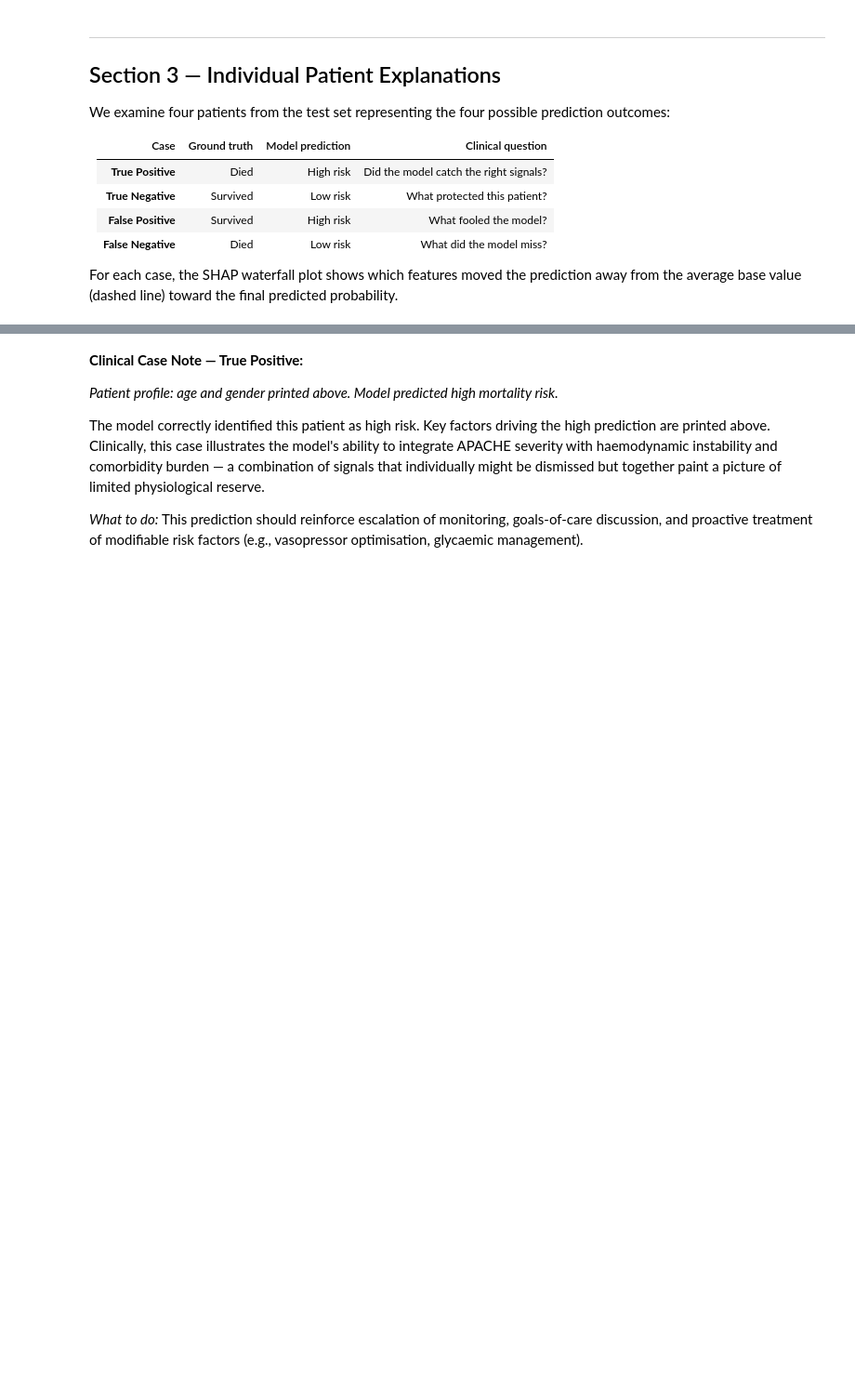
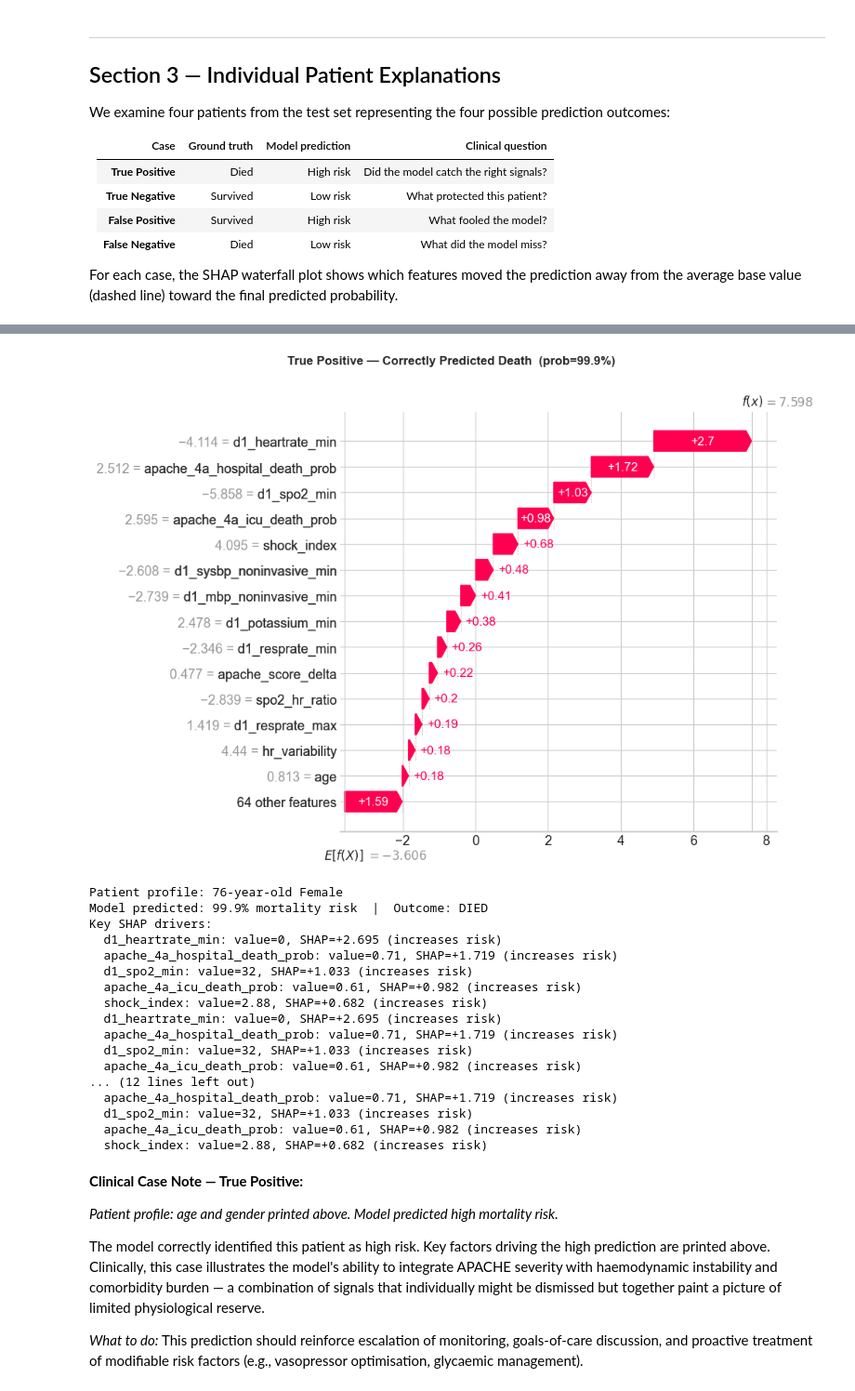
Before and after one commit to tettehosabutey49/ICU-Mortality-Risk, a Jupyter notebook: notebooks/04_explainability.ipynb, the cells around one changed output, grey strips where cells are left out. Shown at 93% size. Drawn from its saved outputs; the diff is of its cells as text; code cells hidden in the pictures; blank space fills up the shorter version.

```diff
--- a/notebooks/04_explainability.ipynb
+++ b/notebooks/04_explainability.ipynb
@@ -66,6 +73,7 @@ print(f'Model type: {type(champion_model).__name__}')
 print(f'Test set  : {len(X_test):,} patients  |  Mortality rate: {y_test.mean()*100:.2f}%')
 
 # ── Recompute optimal threshold ───────────────────────────────────────────
+X_test_s = X_test_s.select_dtypes(include='number')
 test_probs = champion_model.predict_proba(X_test_s)[:, 1]
 thresholds = np.arange(0.05, 0.91, 0.025)
 f1s = [f1_score(y_test, (test_probs >= t).astype(int), zero_division=0) for t in thresholds]
@@ -336,23 +407,45 @@ print(f'SHAP full shape: {shap_full.values.shape}')
 # %%
 if tp_i is not None:
     plot_waterfall(
         shap_full, tp_i,
         title=f'True Positive — Correctly Predicted Death  (prob={test_probs[tp_i]*100:.1f}%)',
         save_path=FIGURES_DIR / 'shap_waterfall_true_positive.png',
     )
     # Print case note
     pf = X_test.iloc[tp_i]
     age = pf.get('age', 'N/A'); g = 'Male' if pf.get('gender',0)==1 else 'Female'
-    top3 = sorted(zip(shap_full.feature_names, shap_full.values[tp_i]),
-                  key=lambda x: abs(x[1]), reverse=True)[:3]
+    top5 = sorted(zip(shap_full.feature_names, shap_full.values[tp_i]),
+                  key=lambda x: abs(x[1]), reverse=True)[:5]
     print(f"Patient profile: {age:.0f}-year-old {g}")
     print(f"Model predicted: {test_probs[tp_i]*100:.1f}% mortality risk  |  Outcome: DIED")
     print(f"Key SHAP drivers:")
-    for feat, sv in top3:
+    for feat, sv in top5:
         val = pf.get(feat, 'N/A')
         direction = 'increases' if sv > 0 else 'decreases'
-        print(f"  {feat}: value={val:.3g if isinstance(val, float) else val}, "
-              f"SHAP={sv:+.3f} ({direction} risk)")
+        for feat, sv in top5:
+            val = pf.get(feat, 'N/A')
+            val_str = f"{val:.3g}" if isinstance(val, (int, float)) else str(val)
+            direction = 'increases' if sv > 0 else 'decreases'
+            print(f"  {feat}: value={val_str}, SHAP={sv:+.3f} ({direction} risk)")
+# %% [output]
+[figure, added]
+Patient profile: 76-year-old Female
+Model predicted: 99.9% mortality risk  |  Outcome: DIED
+Key SHAP drivers:
+  d1_heartrate_min: value=0, SHAP=+2.695 (increases risk)
+  apache_4a_hospital_death_prob: value=0.71, SHAP=+1.719 (increases risk)
+  d1_spo2_min: value=32, SHAP=+1.033 (increases risk)
+  apache_4a_icu_death_prob: value=0.61, SHAP=+0.982 (increases risk)
+  shock_index: value=2.88, SHAP=+0.682 (increases risk)
+  d1_heartrate_min: value=0, SHAP=+2.695 (increases risk)
+  apache_4a_hospital_death_prob: value=0.71, SHAP=+1.719 (increases risk)
+  d1_spo2_min: value=32, SHAP=+1.033 (increases risk)
+  apache_4a_icu_death_prob: value=0.61, SHAP=+0.982 (increases risk)
+... (12 lines left out)
+  apache_4a_hospital_death_prob: value=0.71, SHAP=+1.719 (increases risk)
+  d1_spo2_min: value=32, SHAP=+1.033 (increases risk)
+  apache_4a_icu_death_prob: value=0.61, SHAP=+0.982 (increases risk)
+  shock_index: value=2.88, SHAP=+0.682 (increases risk)
 # %% [markdown]
 **Clinical Case Note — True Positive:**
 
```
Also changed, not shown: parts of 18 cells of this notebook, 21 other files.
